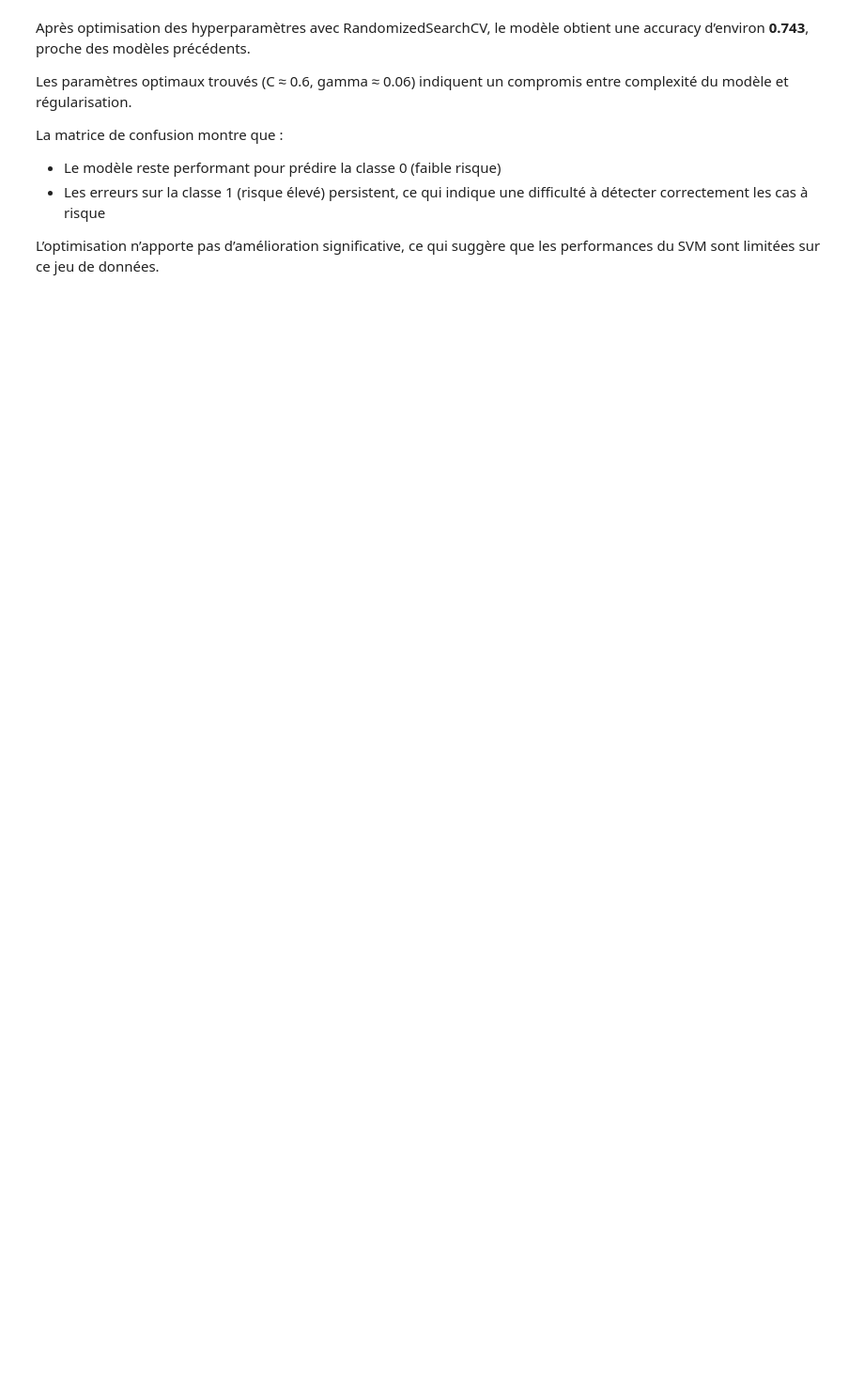
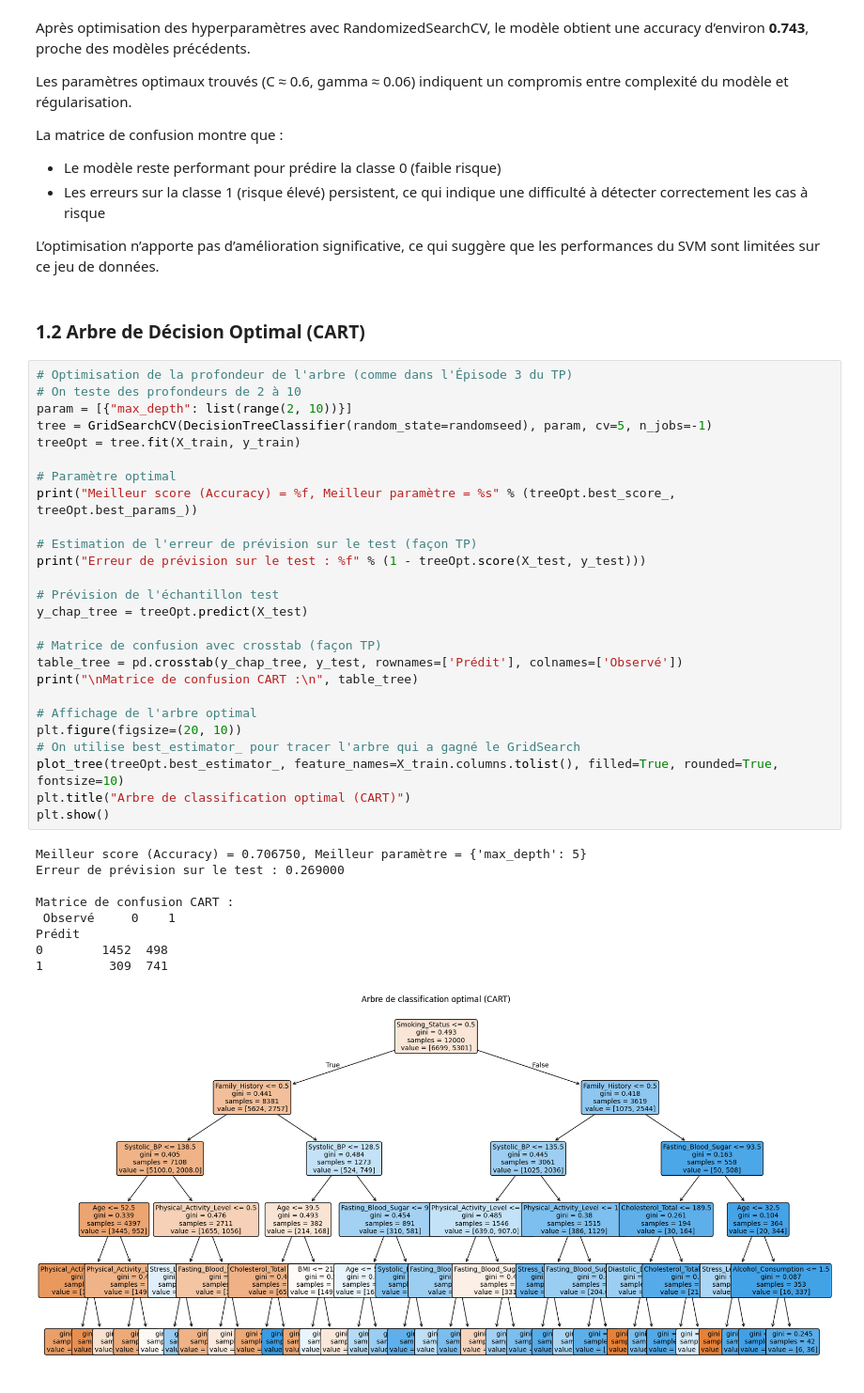
Before and after one commit to AhmedBousbih/Projet-Machine-learning, a Jupyter notebook: Projet_ML_py.ipynb, the cells around one changed output. Shown at 94% size. Drawn from its saved outputs; the diff is of its cells as text; blank space fills up the shorter version.

```diff
--- a/Projet_ML_py.ipynb
+++ b/Projet_ML_py.ipynb
@@ -359,3 +381,41 @@ La matrice de confusion montre que :
 - Les erreurs sur la classe 1 (risque élevé) persistent, ce qui indique une difficulté à détecter correctement les cas à risque
 
 L’optimisation n’apporte pas d’amélioration significative, ce qui suggère que les performances du SVM sont limitées sur ce jeu de données.
+# %% [markdown]
+### 1.2 Arbre de Décision Optimal (CART)
+# %%
+# Optimisation de la profondeur de l'arbre (comme dans l'Épisode 3 du TP)
+# On teste des profondeurs de 2 à 10
+param = [{"max_depth": list(range(2, 10))}]
+tree = GridSearchCV(DecisionTreeClassifier(random_state=randomseed), param, cv=5, n_jobs=-1)
+treeOpt = tree.fit(X_train, y_train)
+
+# Paramètre optimal
+print("Meilleur score (Accuracy) = %f, Meilleur paramètre = %s" % (treeOpt.best_score_, treeOpt.best_params_))
+
+# Estimation de l'erreur de prévision sur le test (façon TP)
+print("Erreur de prévision sur le test : %f" % (1 - treeOpt.score(X_test, y_test)))
+
+# Prévision de l'échantillon test
+y_chap_tree = treeOpt.predict(X_test)
+
+# Matrice de confusion avec crosstab (façon TP)
+table_tree = pd.crosstab(y_chap_tree, y_test, rownames=['Prédit'], colnames=['Observé'])
+print("\nMatrice de confusion CART :\n", table_tree)
+
+# Affichage de l'arbre optimal
+plt.figure(figsize=(20, 10))
+# On utilise best_estimator_ pour tracer l'arbre qui a gagné le GridSearch
+plot_tree(treeOpt.best_estimator_, feature_names=X_train.columns.tolist(), filled=True, rounded=True, fontsize=10)
+plt.title("Arbre de classification optimal (CART)")
+plt.show()
+# %% [output]
+Meilleur score (Accuracy) = 0.706750, Meilleur paramètre = {'max_depth': 5}
+Erreur de prévision sur le test : 0.269000
+
+Matrice de confusion CART :
+ Observé     0    1
+Prédit
+0        1452  498
+1         309  741
+[figure, added]
```
Also changed, not shown: parts of 37 cells of this notebook.
